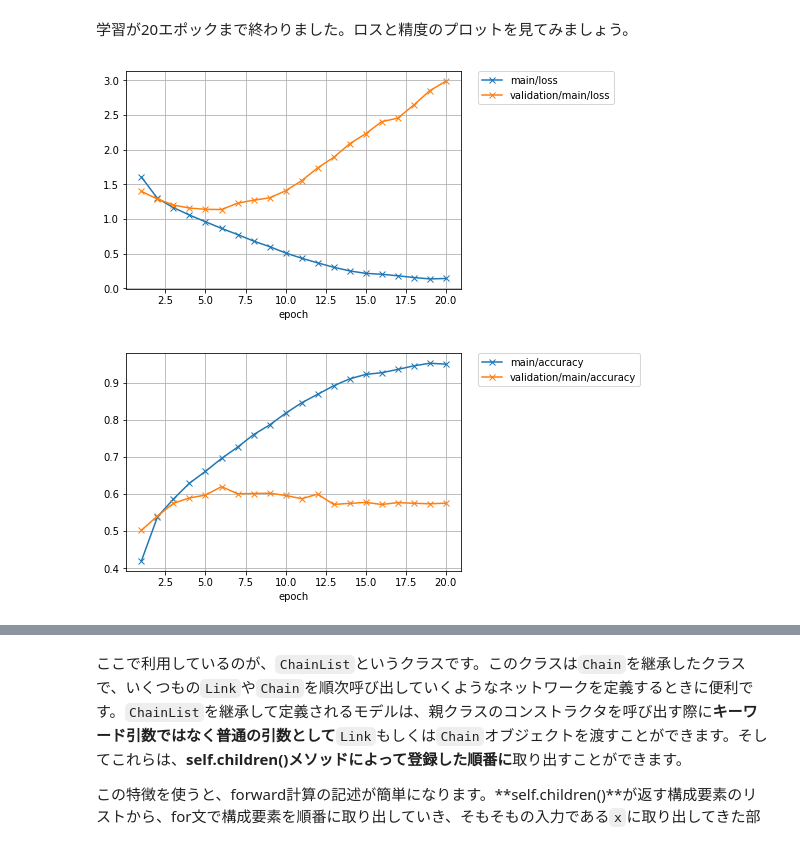
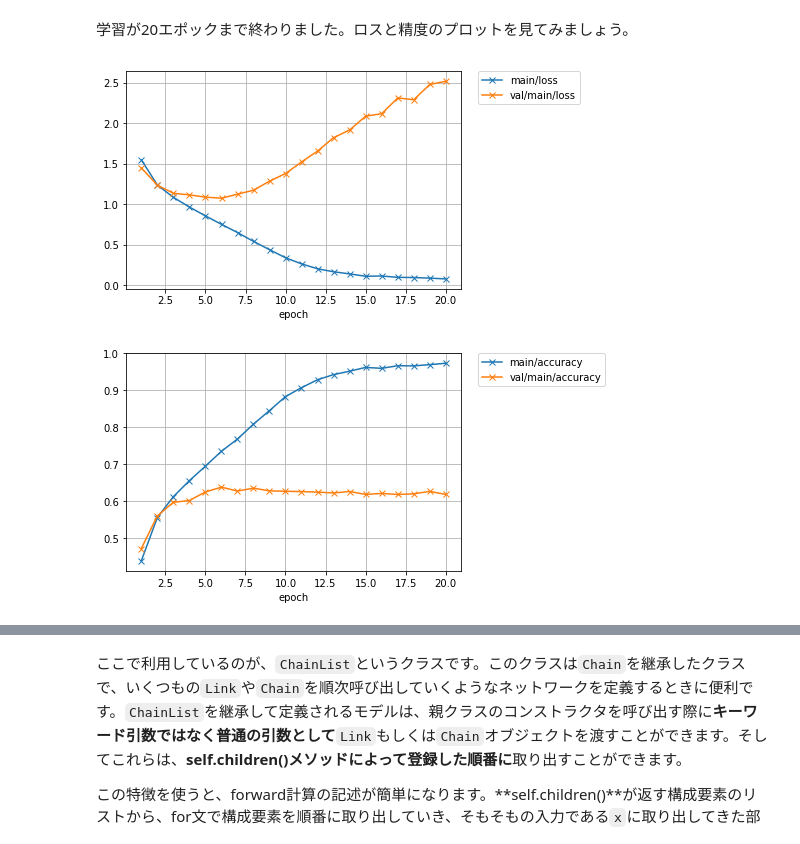
Before and after one commit to mitmul/chainer-handson, a Jupyter notebook: Chainer Beginer's Hands-on.ipynb, the cells around one changed output, grey strips where cells are left out. Saved outputs shown, nothing was run; the diff lists cells and outputs as text; code cells hidden in the pictures.

```diff
--- a/Chainer Beginer's Hands-on.ipynb
+++ b/Chainer Beginer's Hands-on.ipynb
@@ -694,10 +736,10 @@ epoch       main/loss   main/accuracy  validation/main/loss  validation/main/acc
 # %% [markdown]
 学習が20エポックまで終わりました。ロスと精度のプロットを見てみましょう。
 # %%
-Image(filename='MyModel_cifar10_result/loss.png')
+Image(filename='MyNet_cifar10_result/loss.png')
 # %% [output]
-[figure, old version]
+[figure, new version]
 # %%
-Image(filename='MyModel_cifar10_result/accuracy.png')
+Image(filename='MyNet_cifar10_result/accuracy.png')
 # %% [output]
-[figure, old version]
+[figure, new version]
```
Also changed, not shown: parts of 132 cells of this notebook.
